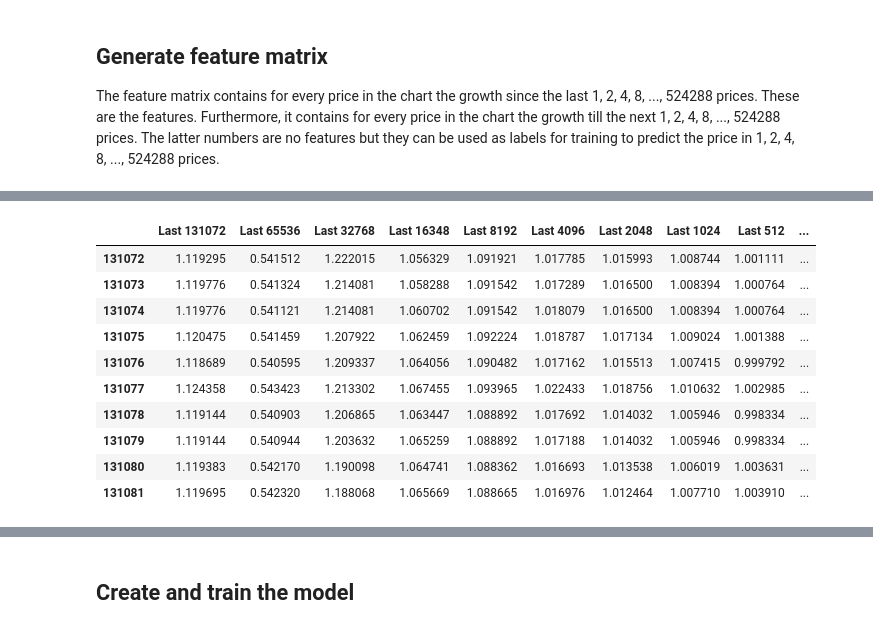
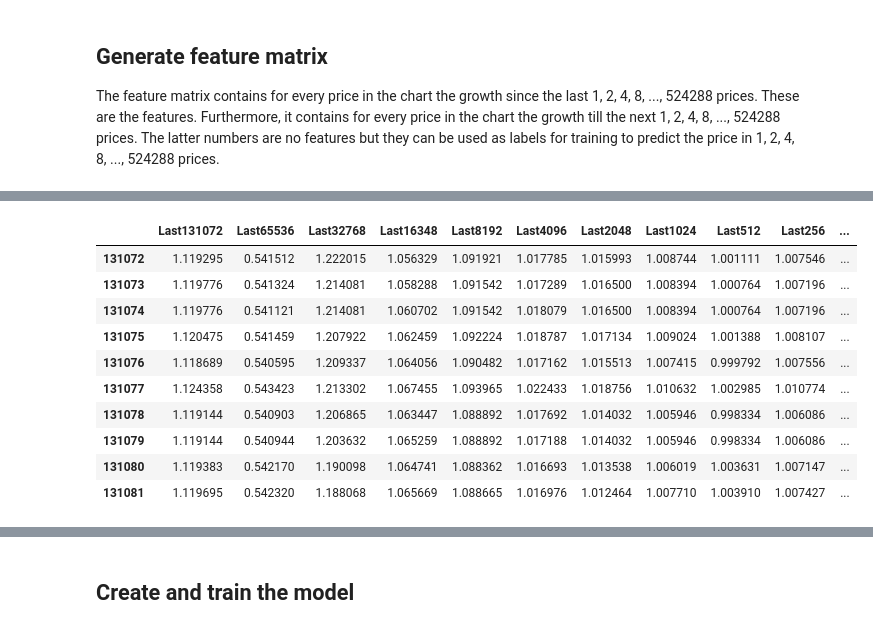
Before and after one commit to Mithotronic/ACTA, a Jupyter notebook: Trend-Finder.ipynb, the cells around one changed output, grey strips where cells are left out. Drawn from its saved outputs; the diff is of its cells as text; code cells hidden in the pictures.

Commit message:
Parameterization added

```diff
--- a/Trend-Finder.ipynb
+++ b/Trend-Finder.ipynb
@@ -18,3 +18,22 @@ from sklearn.model_selection import train_test_split
 from sklearn.metrics import r2_score, mean_squared_error
 from IPython import display
 %matplotlib inline
+# %%
+# Parameters
+create_new_feature_matrix = False            # If True, create new file, otherwise try to load existing file with fitting name
+create_new_model = False                     # If True, train model, otherwise load existing one with fitting file name
+
+chart_path = './'                            # Path of the chart to be used for training
+chart_name = 'gemini_ETHUSD_2020_1min.csv'   # File name of the chart to be used for training
+number_of_epochs = 100                       # Number of epoch for training of the deep learning model
+prediction_label = 'Next256'                 # Prediction label (predict the growth till price in x cycles)
+
+# Generate name for model and training history
+feature_matrix_name = 'feature_matrix_' + chart_name.replace('.csv', '')
+model_name = 'model_' + chart_name.replace('.csv', '') + '_' + str(number_of_epochs) + 'epochs_' + prediction_label
+history_name = 'history_' + chart_name.replace('.csv', '') + '_' + str(number_of_epochs) + 'epochs_' + prediction_label
+
+# Print names used files
+print("Model name: ", feature_matrix_name)
+print("Model name: ", model_name)
+print("History name: ", history_name)
@@ -21,6 +44,6 @@ from IPython import display
 # %%
 # Load chart from file
-chart = pd.read_csv('./gemini_ETHUSD_2020_1min.csv', skiprows=[0])  # Read file with chart
+chart = pd.read_csv(chart_path + chart_name, skiprows=[0])  # Read file with chart
 chart = chart.sort_values(by=['Date']) # Since it is in a reverse order, sort the chart ascendingly
 chart = chart.reset_index(drop=True)   # Reset old index
 chart.head(10)
@@ -334,3 +336,12 @@ Row number: 500000
+# %%
+# Depending on the parameters, create and save or load a feature matrix (pickle file format)
+if create_new_feature_matrix:
+    # Generate the feature matrix
+    feature_matrix = generateFeatureMatrix(chart)
+    feature_matrix.to_pickle(feature_matrix_name + '.pickle')
+else:
+    # Load the feature matrix
+    feature_matrix = pd.read_pickle(feature_matrix_name + '.pickle')
 # %%
 # Show feature matrix
 feature_matrix.head()
@@ -345,30 +356,30 @@ feature_matrix.head()
 # %%
 # Copy feature matrix
 feature_matrix_reduced=feature_matrix
 
 # The next steps must be parameterized according to what shall be predicted (e.g., the price in 512 cycles)
 
 # Reduce copied matrix by removing all rows with an empty field in the specified row
-feature_matrix_reduced=feature_matrix_reduced.dropna(subset=['Last 131072'], axis=0)
+feature_matrix_reduced=feature_matrix_reduced.dropna(subset=['Last131072'], axis=0)
 
 # Reduce copied matrix by removing all rows with an empty field in the specified row
-feature_matrix_reduced=feature_matrix_reduced.dropna(subset=['Next 512'], axis=0)
+feature_matrix_reduced=feature_matrix_reduced.dropna(subset=[prediction_label], axis=0)
 
 # Build the final feature matrix
-feature_matrix_reduced = feature_matrix_reduced[['Last 131072', 'Last 65536', 'Last 32768', 'Last 16348', 'Last 8192', 'Last 4096', 'Last 2048', 'Last 1024', 'Last 512', 'Last 256', 'Last 128', 'Last 64', 'Last 32', 'Last 16', 'Last 8', 'Last 4', 'Last 2', 'Last 1', 'Price', 'Next 512']]
+feature_matrix_reduced = feature_matrix_reduced[['Last131072', 'Last65536', 'Last32768', 'Last16348', 'Last8192', 'Last4096', 'Last2048', 'Last1024', 'Last512', 'Last256', 'Last128', 'Last64', 'Last32', 'Last16', 'Last8', 'Last4', 'Last2', 'Last1', 'Price', prediction_label]]
 feature_matrix_reduced.head(10)
 # %% [output]
-|  | Last 131072 | Last 65536 | Last 32768 | Last 16348 | Last 8192 | Last 4096 | Last 2048 | Last 1024 | Last 512 | ... |
-| 131072 | 1.119295 | 0.541512 | 1.222015 | 1.056329 | 1.091921 | 1.017785 | 1.015993 | 1.008744 | 1.001111 | ... |
-| 131073 | 1.119776 | 0.541324 | 1.214081 | 1.058288 | 1.091542 | 1.017289 | 1.016500 | 1.008394 | 1.000764 | ... |
-| 131074 | 1.119776 | 0.541121 | 1.214081 | 1.060702 | 1.091542 | 1.018079 | 1.016500 | 1.008394 | 1.000764 | ... |
-| 131075 | 1.120475 | 0.541459 | 1.207922 | 1.062459 | 1.092224 | 1.018787 | 1.017134 | 1.009024 | 1.001388 | ... |
-| 131076 | 1.118689 | 0.540595 | 1.209337 | 1.064056 | 1.090482 | 1.017162 | 1.015513 | 1.007415 | 0.999792 | ... |
-| 131077 | 1.124358 | 0.543423 | 1.213302 | 1.067455 | 1.093965 | 1.022433 | 1.018756 | 1.010632 | 1.002985 | ... |
-| 131078 | 1.119144 | 0.540903 | 1.206865 | 1.063447 | 1.088892 | 1.017692 | 1.014032 | 1.005946 | 0.998334 | ... |
-| 131079 | 1.119144 | 0.540944 | 1.203632 | 1.065259 | 1.088892 | 1.017188 | 1.014032 | 1.005946 | 0.998334 | ... |
-| 131080 | 1.119383 | 0.542170 | 1.190098 | 1.064741 | 1.088362 | 1.016693 | 1.013538 | 1.006019 | 1.003631 | ... |
-| 131081 | 1.119695 | 0.542320 | 1.188068 | 1.065669 | 1.088665 | 1.016976 | 1.012464 | 1.007710 | 1.003910 | ... |
+|  | Last131072 | Last65536 | Last32768 | Last16348 | Last8192 | Last4096 | Last2048 | Last1024 | Last512 | Last256 | ... |
+| 131072 | 1.119295 | 0.541512 | 1.222015 | 1.056329 | 1.091921 | 1.017785 | 1.015993 | 1.008744 | 1.001111 | 1.007546 | ... |
+| 131073 | 1.119776 | 0.541324 | 1.214081 | 1.058288 | 1.091542 | 1.017289 | 1.016500 | 1.008394 | 1.000764 | 1.007196 | ... |
+| 131074 | 1.119776 | 0.541121 | 1.214081 | 1.060702 | 1.091542 | 1.018079 | 1.016500 | 1.008394 | 1.000764 | 1.007196 | ... |
+| 131075 | 1.120475 | 0.541459 | 1.207922 | 1.062459 | 1.092224 | 1.018787 | 1.017134 | 1.009024 | 1.001388 | 1.008107 | ... |
+| 131076 | 1.118689 | 0.540595 | 1.209337 | 1.064056 | 1.090482 | 1.017162 | 1.015513 | 1.007415 | 0.999792 | 1.007556 | ... |
+| 131077 | 1.124358 | 0.543423 | 1.213302 | 1.067455 | 1.093965 | 1.022433 | 1.018756 | 1.010632 | 1.002985 | 1.010774 | ... |
+| 131078 | 1.119144 | 0.540903 | 1.206865 | 1.063447 | 1.088892 | 1.017692 | 1.014032 | 1.005946 | 0.998334 | 1.006086 | ... |
+| 131079 | 1.119144 | 0.540944 | 1.203632 | 1.065259 | 1.088892 | 1.017188 | 1.014032 | 1.005946 | 0.998334 | 1.006086 | ... |
+| 131080 | 1.119383 | 0.542170 | 1.190098 | 1.064741 | 1.088362 | 1.016693 | 1.013538 | 1.006019 | 1.003631 | 1.007147 | ... |
+| 131081 | 1.119695 | 0.542320 | 1.188068 | 1.065669 | 1.088665 | 1.016976 | 1.012464 | 1.007710 | 1.003910 | 1.007427 | ... |
 # %%
 # Create a training set
 train_dataset = feature_matrix_reduced.sample(frac=0.8, random_state=42)
```
Also changed, not shown: parts of 11 cells of this notebook.
